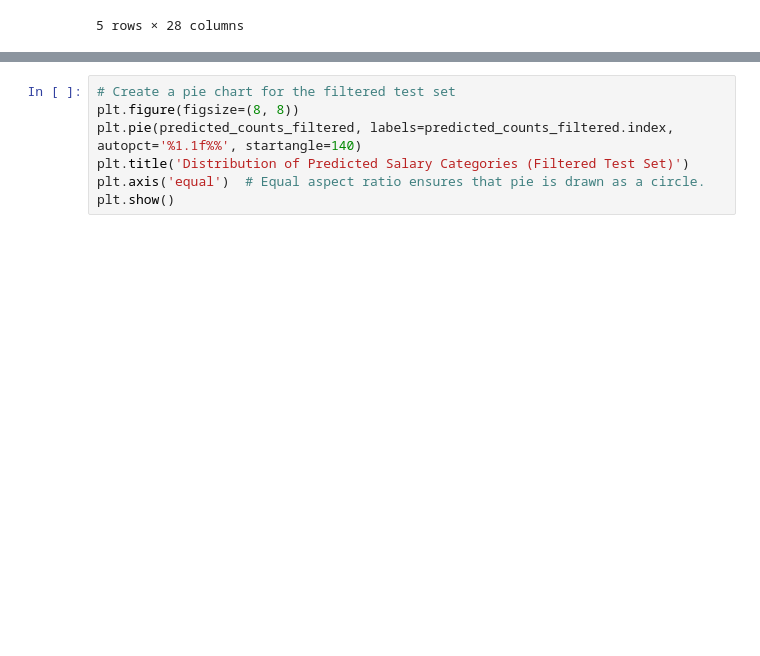
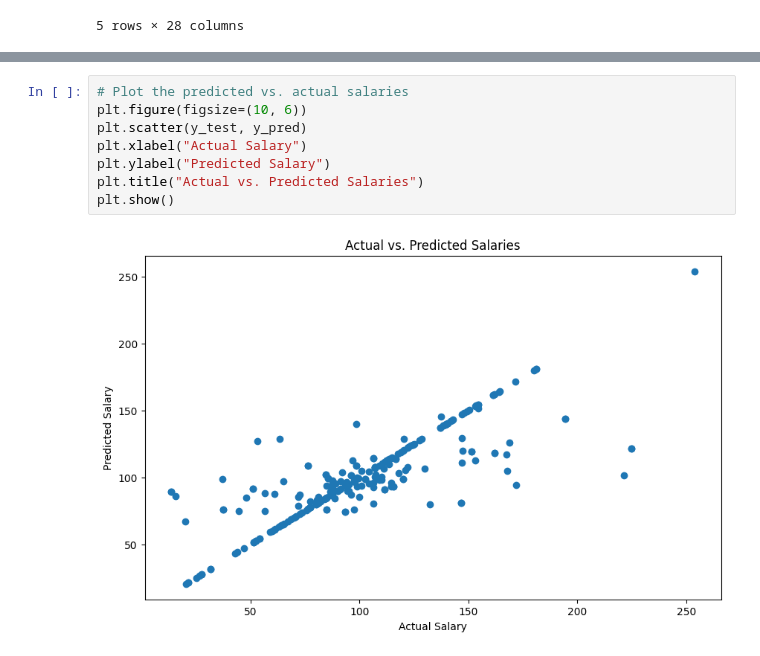
Before and after one commit to ersalazarutep/Machine-Learning-Project, a Jupyter notebook: Project_Salary_Prediction.ipynb, the cells around one changed output, grey strips where cells are left out. Saved outputs shown, nothing was run; the diff lists cells and outputs as text; blank space fills up the shorter version.

```diff
--- a/Project_Salary_Prediction.ipynb
+++ b/Project_Salary_Prediction.ipynb
@@ -74,7 +62,10 @@ predicted_counts_filtered = results_df_filtered['predicted_salary'].value_counts
 # %%
-# Create a pie chart for the filtered test set
-plt.figure(figsize=(8, 8))
-plt.pie(predicted_counts_filtered, labels=predicted_counts_filtered.index, autopct='%1.1f%%', startangle=140)
-plt.title('Distribution of Predicted Salary Categories (Filtered Test Set)')
-plt.axis('equal')  # Equal aspect ratio ensures that pie is drawn as a circle.
+# Plot the predicted vs. actual salaries
+plt.figure(figsize=(10, 6))
+plt.scatter(y_test, y_pred)
+plt.xlabel("Actual Salary")
+plt.ylabel("Predicted Salary")
+plt.title("Actual vs. Predicted Salaries")
 plt.show()
+# %% [output]
+[figure, added]
```
Also changed, not shown: parts of 2 cells of this notebook.
